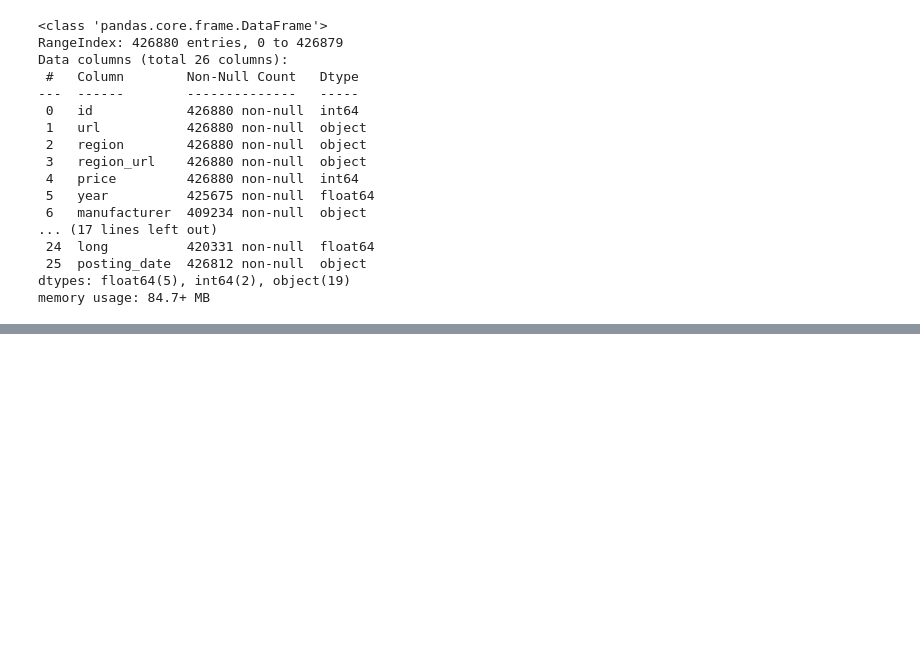
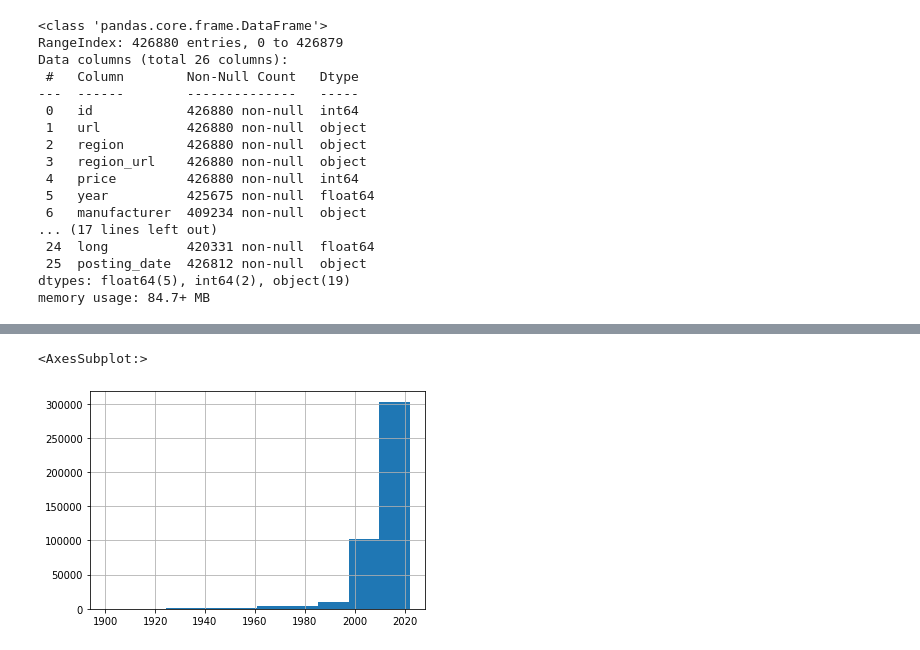
Before and after one commit to jmajurel/ml, a Jupyter notebook: data_exploration.ipynb, the cells around one changed output, grey strips where cells are left out. Drawn from its saved outputs; the diff is of its cells as text; code cells hidden in the pictures; blank space fills up the shorter version.

```diff
--- a/data_exploration.ipynb
+++ b/data_exploration.ipynb
@@ -62,0 +182,5 @@ memory usage: 84.7+ MB
+# %%
+data.year.hist()
+# %% [output]
+<AxesSubplot:>
+[figure, added]
```
Also changed, not shown: parts of 11 cells of this notebook, 1 other file.
